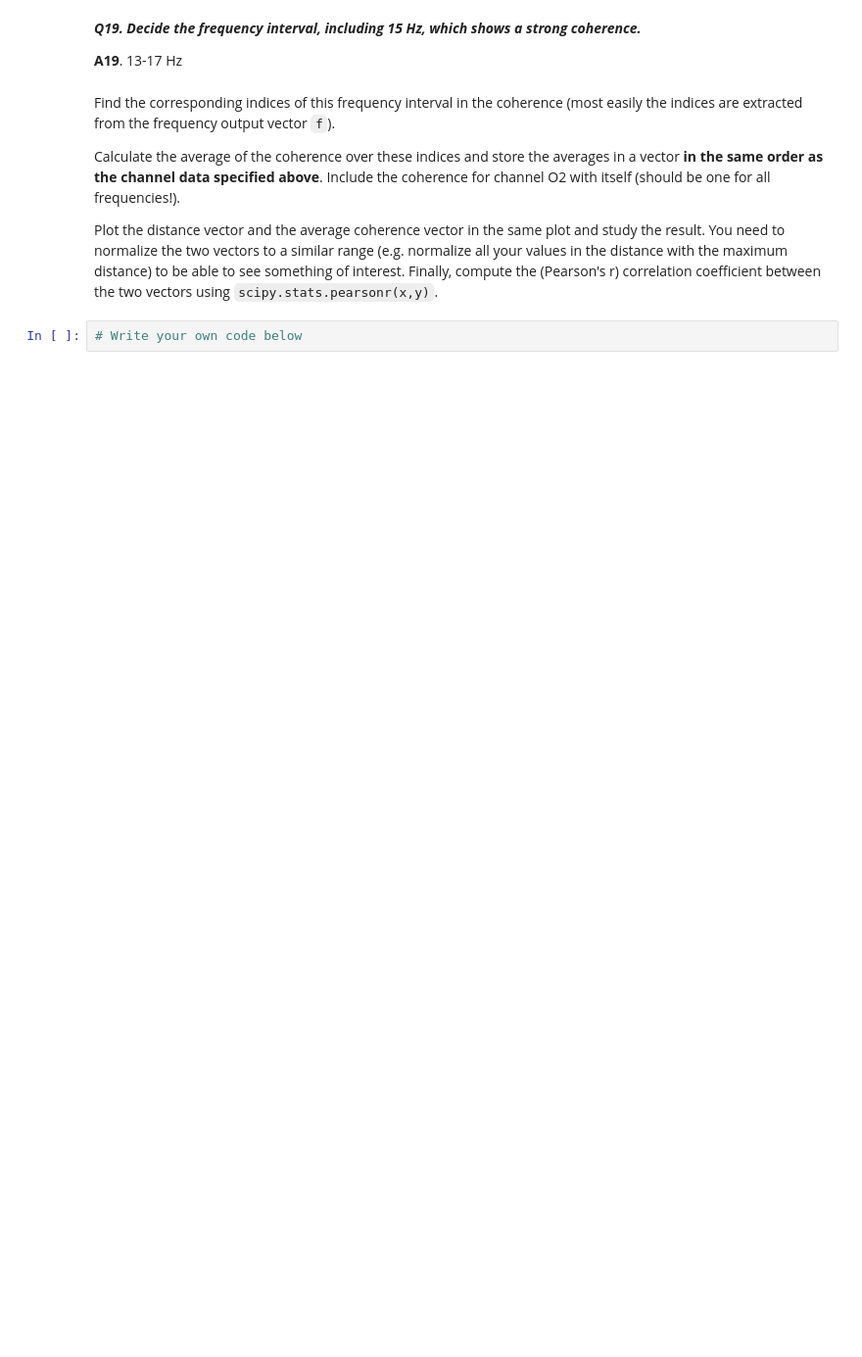
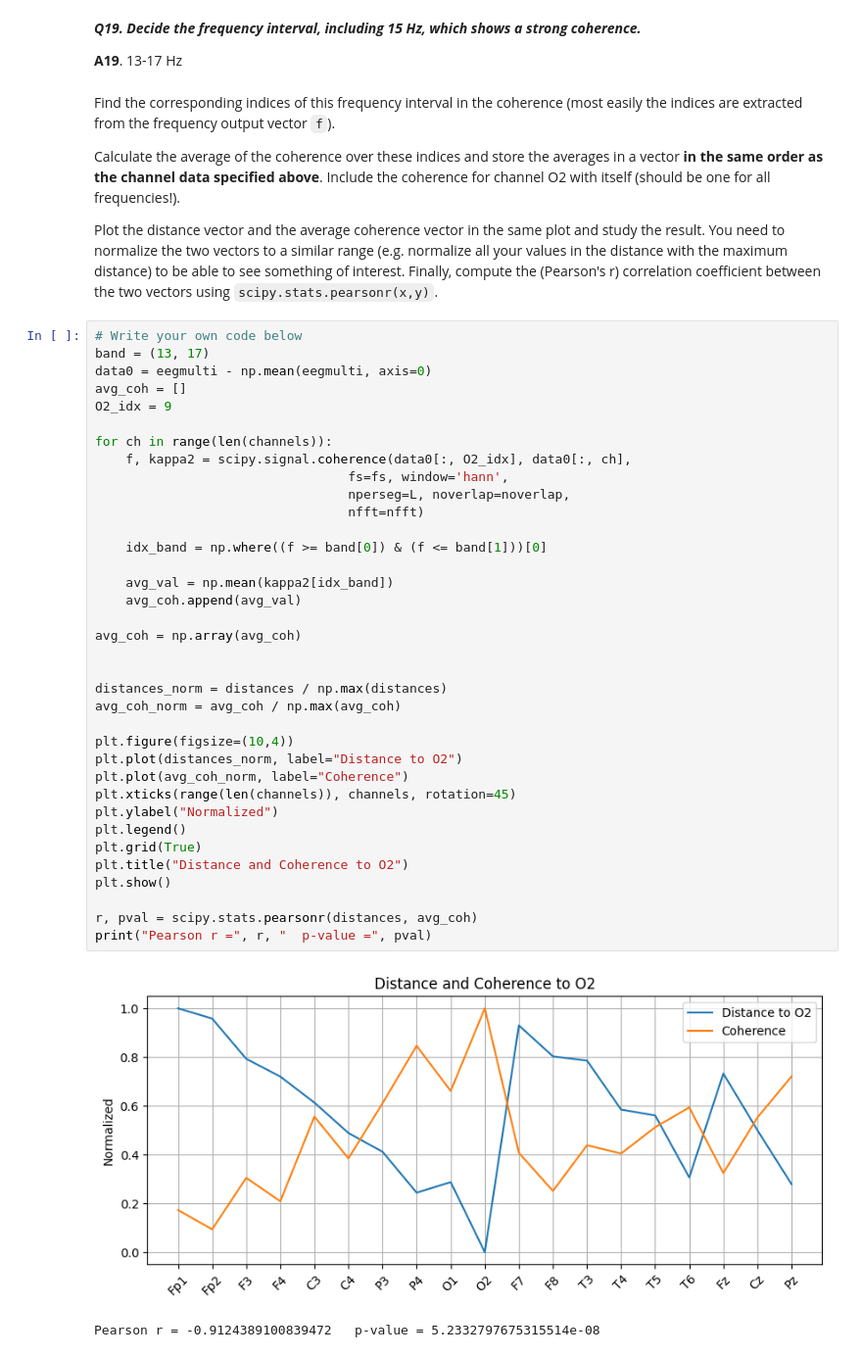
Before and after one commit to axellangenskiold/fmsf10, a Jupyter notebook: pythonLab3.ipynb, the cells around one changed output. Shown at 98% size. Cells and saved outputs as stored; diff of their text form; blank space fills up the shorter version.

```diff
--- a/pythonLab3.ipynb
+++ b/pythonLab3.ipynb
@@ -785,7 +766,44 @@ Find the corresponding indices of this frequency interval in the coherence (most
 Calculate the average of the coherence over these indices  and store the  averages in a vector **in the same order as the channel data specified above**. Include the coherence for channel O2 with itself (should be one for all frequencies!).
 
 Plot the distance vector and the average coherence vector in the same plot and study the result. You need to normalize the two vectors to a similar range (e.g. normalize all your values in the distance with the maximum distance) to be able to see something of interest. Finally, compute the (Pearson's r) correlation coefficient between the two vectors using `scipy.stats.pearsonr(x,y)`.
-# %%
-# Write your own code below
+# %%
+# Write your own code below
+band = (13, 17)
+data0 = eegmulti - np.mean(eegmulti, axis=0)
+avg_coh = []
+O2_idx = 9
+
+for ch in range(len(channels)):
+    f, kappa2 = scipy.signal.coherence(data0[:, O2_idx], data0[:, ch],
+                                 fs=fs, window='hann',
+                                 nperseg=L, noverlap=noverlap,
+                                 nfft=nfft)
+
+    idx_band = np.where((f >= band[0]) & (f <= band[1]))[0]
+
+    avg_val = np.mean(kappa2[idx_band])
+    avg_coh.append(avg_val)
+
+avg_coh = np.array(avg_coh)
+
+
+distances_norm = distances / np.max(distances)
+avg_coh_norm = avg_coh / np.max(avg_coh)
+
+plt.figure(figsize=(10,4))
+plt.plot(distances_norm, label="Distance to O2")
+plt.plot(avg_coh_norm, label="Coherence")
+plt.xticks(range(len(channels)), channels, rotation=45)
+plt.ylabel("Normalized")
+plt.legend()
+plt.grid(True)
+plt.title("Distance and Coherence to O2")
+plt.show()
+
+r, pval = scipy.stats.pearsonr(distances, avg_coh)
+print("Pearson r =", r, "  p-value =", pval)
+# %% [output]
+[figure, added]
+Pearson r = -0.9124389100839472   p-value = 5.2332797675315514e-08
 # %% [markdown]
 ***Q20. Are the two vectors correlated? What is the correlation coefficient value? Is this in accordance with your expectations? Explain why!***
```
Also changed, not shown: parts of 3 cells of this notebook.
